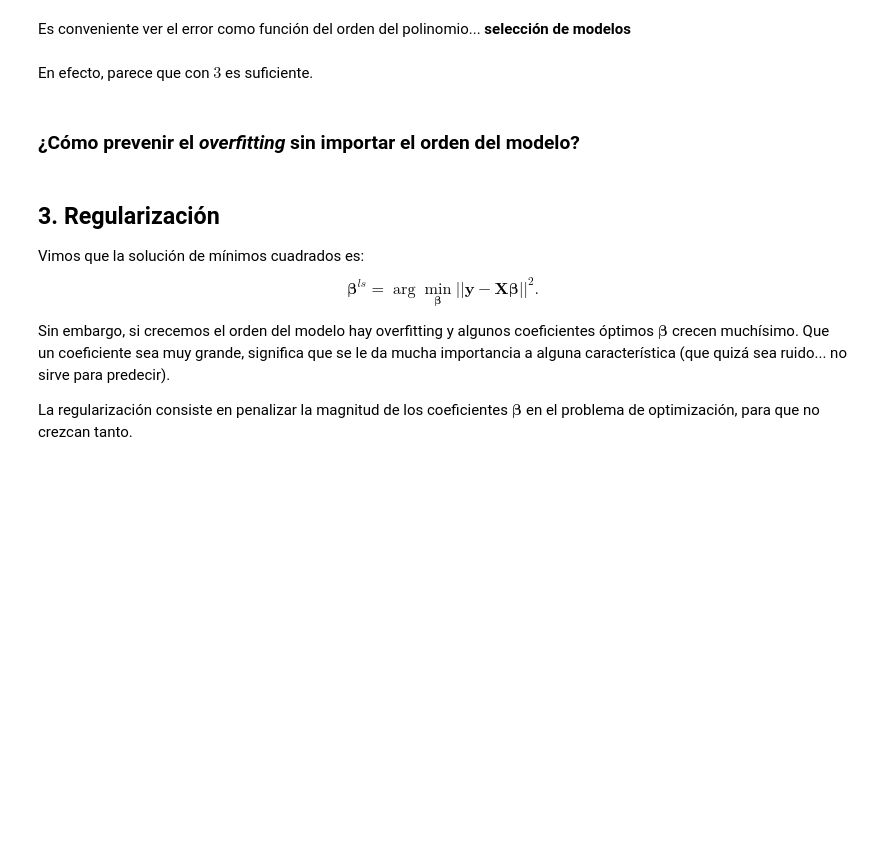
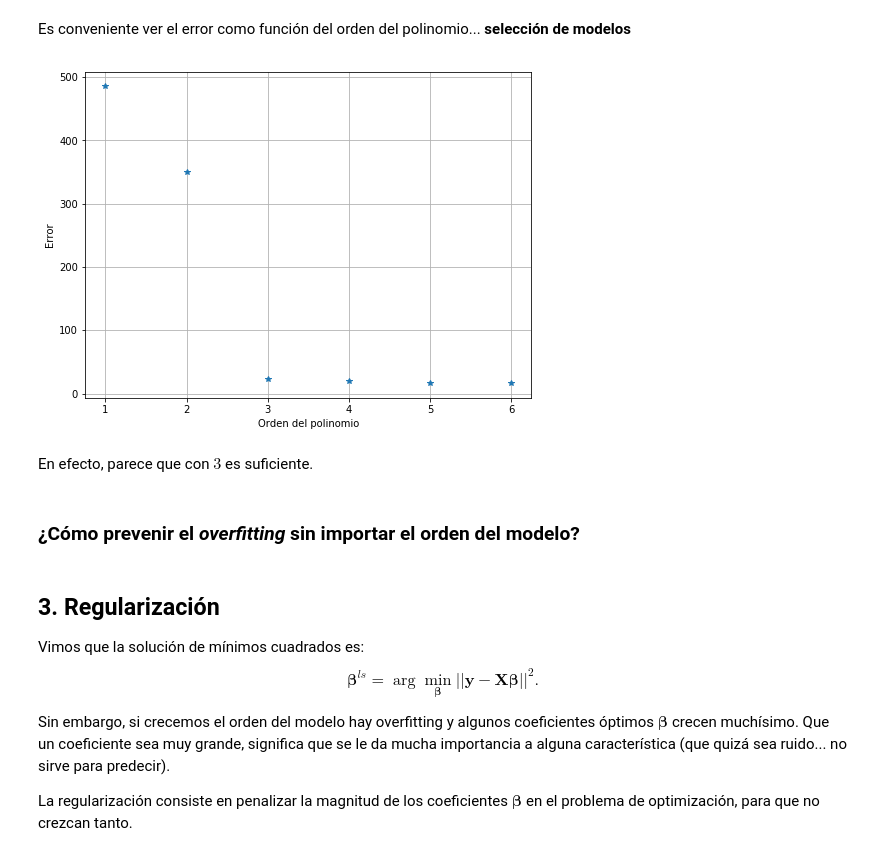
Before and after one commit to nt719581/SimMat2019-Verano, a Jupyter notebook: Módulo 1/Clase6_AjusteCurvas.ipynb, the cells around one changed output. Saved outputs shown, nothing was run; the diff lists cells and outputs as text; code cells hidden in the pictures; blank space fills up the shorter version.

```diff
--- a/Módulo 1/Clase6_AjusteCurvas.ipynb
+++ b/Módulo 1/Clase6_AjusteCurvas.ipynb
@@ -477,3 +509,25 @@ Es conveniente ver el error como función del orden del polinomio... **selecció
+# %%
+# Error cuadratico
+e_ms = []
+
+def obj(beta,x,y,n):
+    f = beta.dot([x**i for i in range (n+1)])
+    return np.sum((y-f)**2)
+
+for i in range(6):
+    beta_inicial = np.zeros(i+2)
+    resultado = opt.minimize(obj,beta_inicial,args=(x,y,i+1))
+    e_ms.append(resultado.fun)
+
+#Graficar el error
+plt.figure(figsize=(8,6))
+plt.plot(np.arange(6)+1,e_ms,'*')
+plt.xlabel('Orden del polinomio')
+plt.ylabel('Error')
+plt.grid()
+plt.show()
+# %% [output]
+[figure, added]
 # %% [markdown]
 En efecto, parece que con $3$ es suficiente.
 # %% [markdown]
```
Also changed, not shown: parts of 31 cells of this notebook.
